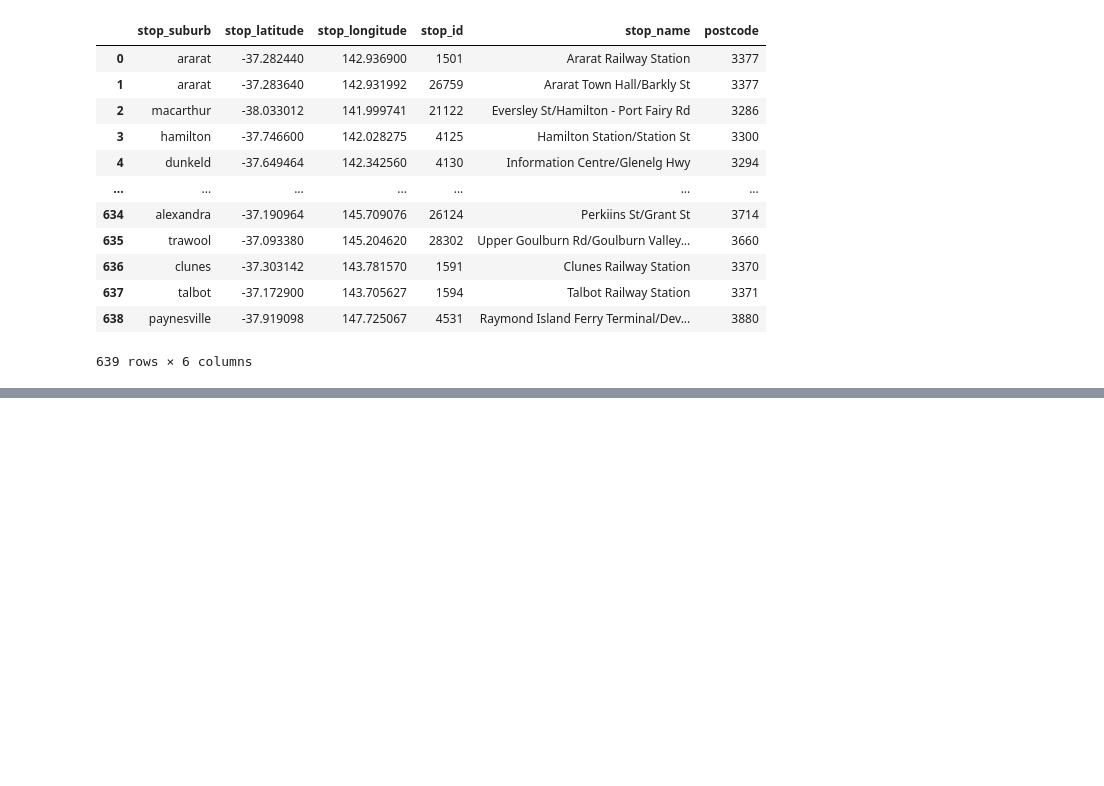
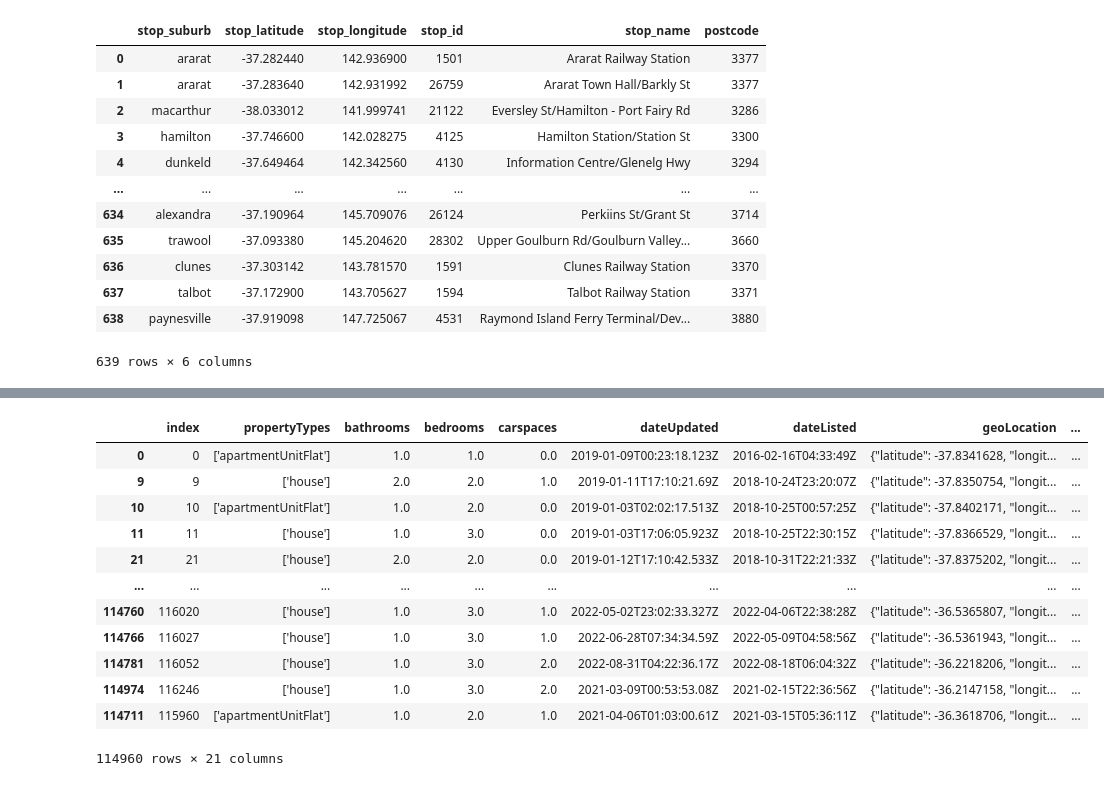
Before and after one commit to MAST30034-Applied-Data-Science/generic-real-estate-consulting-project-group-12, a Jupyter notebook: notebooks/get_ptv.ipynb, the cells around one changed output, grey strips where cells are left out. Drawn from its saved outputs; the diff is of its cells as text; code cells hidden in the pictures; blank space fills up the shorter version.

```diff
--- a/notebooks/get_ptv.ipynb
+++ b/notebooks/get_ptv.ipynb
@@ -520,0 +378,25 @@ pd.DataFrame(distance_list_6+distance_list_7+distance_list_8+distance_list_9).to
+# %%
+df =  gpd.read_file("../data/SA2 ERP GeoPackage 2021 (ASGS2021).gpkg")
+# %%
+df = df[(df['State_name_2021'] == 'Victoria' )]
+df = df[['SA2_maincode_2021','geometry']]
+# %%
+datashp = gpd.GeoDataFrame(init_house, geometry=gpd.points_from_xy(init_house.longitude,init_house.latitude))
+# %%
+init_house = gpd.sjoin(datashp, df, how='inner', op='intersects')
+# %%
+init_house
+# %% [output]
+|  | index | propertyTypes | bathrooms | bedrooms | carspaces | dateUpdated | dateListed | geoLocation | ... |
+| 0 | 0 | ['apartmentUnitFlat'] | 1.0 | 1.0 | 0.0 | 2019-01-09T00:23:18.123Z | 2016-02-16T04:33:49Z | {"latitude": -37.8341628, "longit... | ... |
+| 9 | 9 | ['house'] | 2.0 | 2.0 | 1.0 | 2019-01-11T17:10:21.69Z | 2018-10-24T23:20:07Z | {"latitude": -37.8350754, "longit... | ... |
+| 10 | 10 | ['apartmentUnitFlat'] | 1.0 | 2.0 | 0.0 | 2019-01-03T02:02:17.513Z | 2018-10-25T00:57:25Z | {"latitude": -37.8402171, "longit... | ... |
+| 11 | 11 | ['house'] | 1.0 | 3.0 | 0.0 | 2019-01-03T17:06:05.923Z | 2018-10-25T22:30:15Z | {"latitude": -37.8366529, "longit... | ... |
+| 21 | 21 | ['house'] | 2.0 | 2.0 | 0.0 | 2019-01-12T17:10:42.533Z | 2018-10-31T22:21:33Z | {"latitude": -37.8375202, "longit... | ... |
+| ... | ... | ... | ... | ... | ... | ... | ... | ... | ... |
+| 114760 | 116020 | ['house'] | 1.0 | 3.0 | 1.0 | 2022-05-02T23:02:33.327Z | 2022-04-06T22:38:28Z | {"latitude": -36.5365807, "longit... | ... |
+| 114766 | 116027 | ['house'] | 1.0 | 3.0 | 1.0 | 2022-06-28T07:34:34.59Z | 2022-05-09T04:58:56Z | {"latitude": -36.5361943, "longit... | ... |
+| 114781 | 116052 | ['house'] | 1.0 | 3.0 | 2.0 | 2022-08-31T04:22:36.17Z | 2022-08-18T06:04:32Z | {"latitude": -36.2218206, "longit... | ... |
+| 114974 | 116246 | ['house'] | 1.0 | 3.0 | 2.0 | 2021-03-09T00:53:53.08Z | 2021-02-15T22:36:56Z | {"latitude": -36.2147158, "longit... | ... |
+| 114711 | 115960 | ['apartmentUnitFlat'] | 1.0 | 2.0 | 1.0 | 2021-04-06T01:03:00.61Z | 2021-03-15T05:36:11Z | {"latitude": -36.3618706, "longit... | ... |
+114960 rows × 21 columns
```
Also changed, not shown: parts of 30 cells of this notebook.
